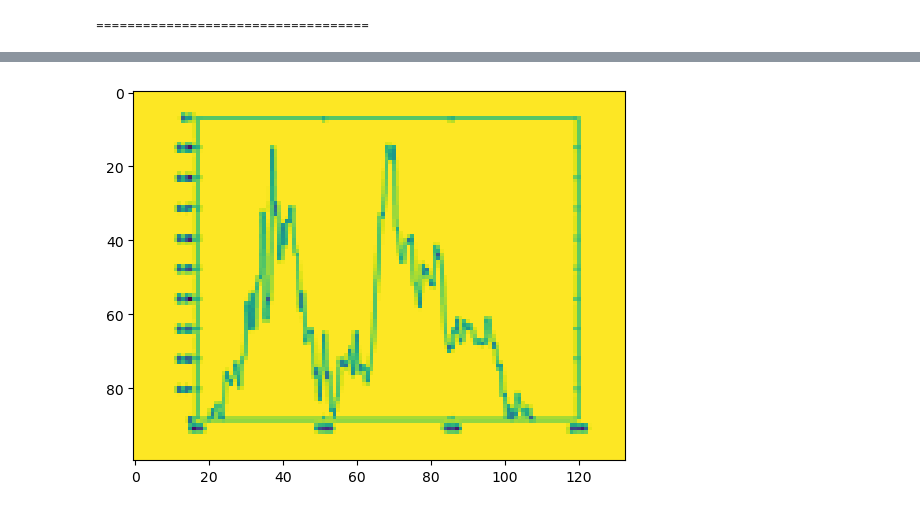
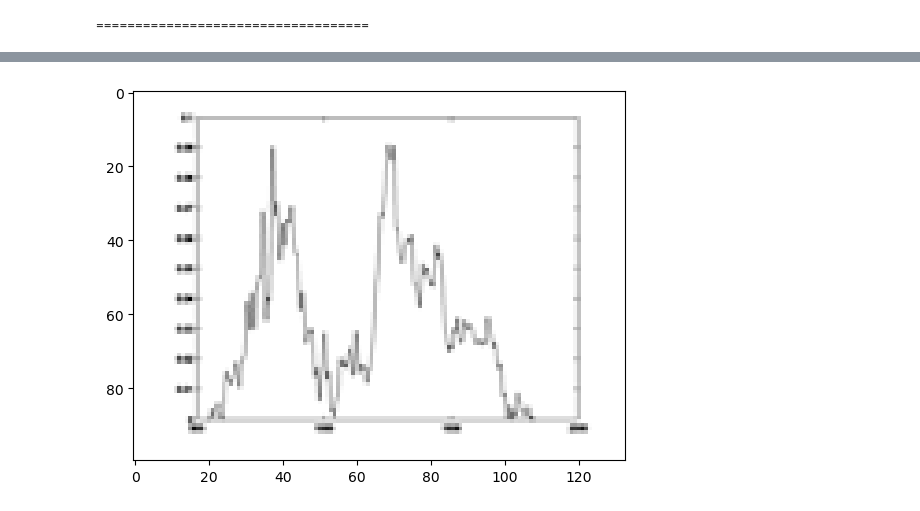
Before and after one commit to NiallSom/DengueCasePrediction, a Jupyter notebook: src/neural_network/JOSHCNN.ipynb, the cells around one changed output, grey strips where cells are left out. Cells and saved outputs as stored; diff of their text form; code cells hidden in the pictures.

```diff
--- a/src/neural_network/cnn.ipynb
+++ b/src/neural_network/JOSHCNN.ipynb
@@ -242,7 +242,7 @@ input = X_test[i:i+1, :]
 desired = y_test[i]
 output = model.predict(input)
 
-plt.imshow(input[0])
+plt.imshow(input[0], cmap='gray')
 print("Desired output", desired)
 print("Model output", output)
 # %% [output]
@@ -250,3 +250,3 @@ print("Model output", output)
 Desired output [0.]
 Model output [[1.5834611e-06]]
-[figure, old version]
+[figure, new version]
```
Also changed, not shown: parts of 1 cell of this notebook.
